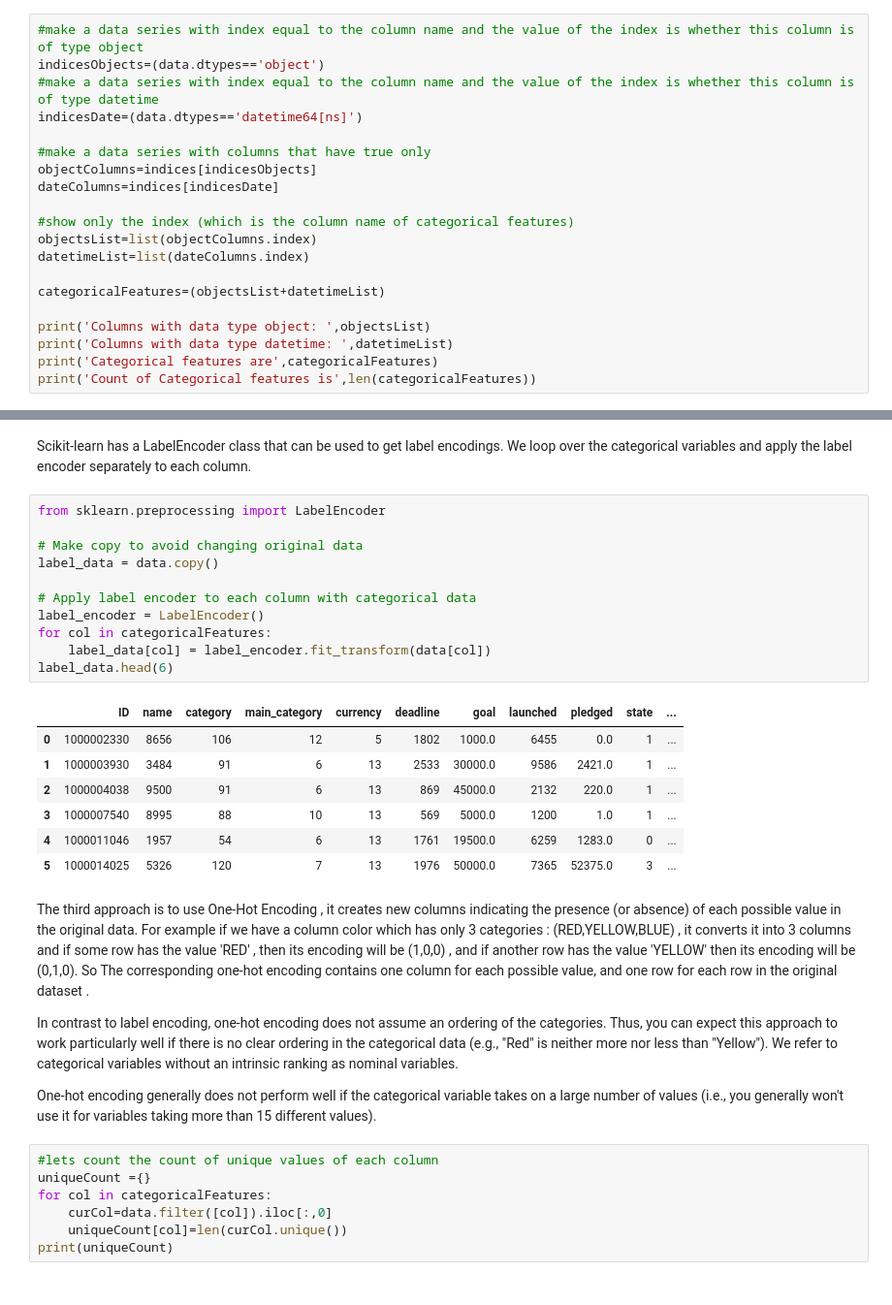
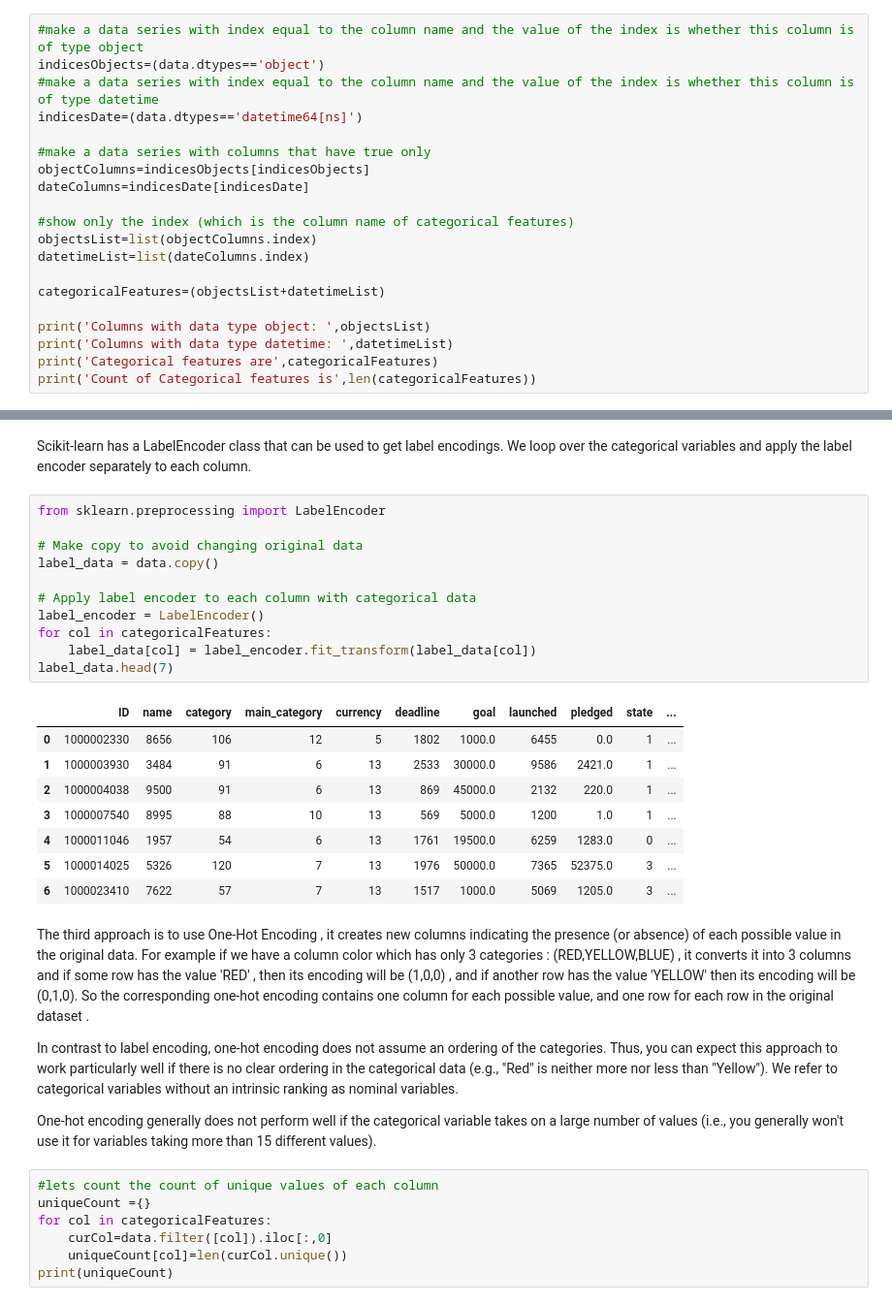
Before and after one commit to Omarsawan/Feature-construction-and-Categorical-features-tutorial, a Jupyter notebook: Feature_Construction.ipynb, the cells around one changed output, grey strips where cells are left out. Shown at 97% size. Cells and saved outputs as stored; diff of their text form.

```diff
--- a/Feature_Construction.ipynb
+++ b/Feature_Construction.ipynb
@@ -36,8 +39,8 @@ indicesObjects=(data.dtypes=='object')
 indicesDate=(data.dtypes=='datetime64[ns]')
 
 #make a data series with columns that have true only
-objectColumns=indices[indicesObjects]
-dateColumns=indices[indicesDate]
+objectColumns=indicesObjects[indicesObjects]
+dateColumns=indicesDate[indicesDate]
 
 #show only the index (which is the column name of categorical features)
 objectsList=list(objectColumns.index)
@@ -83,26 +87,27 @@ Scikit-learn has a LabelEncoder class that can be used to get label encodings. W
 # %%
 from sklearn.preprocessing import LabelEncoder
 
 # Make copy to avoid changing original data
 label_data = data.copy()
 
 # Apply label encoder to each column with categorical data
 label_encoder = LabelEncoder()
 for col in categoricalFeatures:
-    label_data[col] = label_encoder.fit_transform(data[col])
-label_data.head(6)
+    label_data[col] = label_encoder.fit_transform(label_data[col])
+label_data.head(7)
 # %% [output]
 |  | ID | name | category | main_category | currency | deadline | goal | launched | pledged | state | ... |
 | 0 | 1000002330 | 8656 | 106 | 12 | 5 | 1802 | 1000.0 | 6455 | 0.0 | 1 | ... |
 | 1 | 1000003930 | 3484 | 91 | 6 | 13 | 2533 | 30000.0 | 9586 | 2421.0 | 1 | ... |
 | 2 | 1000004038 | 9500 | 91 | 6 | 13 | 869 | 45000.0 | 2132 | 220.0 | 1 | ... |
 | 3 | 1000007540 | 8995 | 88 | 10 | 13 | 569 | 5000.0 | 1200 | 1.0 | 1 | ... |
 | 4 | 1000011046 | 1957 | 54 | 6 | 13 | 1761 | 19500.0 | 6259 | 1283.0 | 0 | ... |
 | 5 | 1000014025 | 5326 | 120 | 7 | 13 | 1976 | 50000.0 | 7365 | 52375.0 | 3 | ... |
+| 6 | 1000023410 | 7622 | 57 | 7 | 13 | 1517 | 1000.0 | 5069 | 1205.0 | 3 | ... |
 # %% [markdown]
 The third approach is to use One-Hot Encoding , it creates new columns indicating the presence (or absence) of each possible value in the original data.
 For example if we have a column color which has only 3 categories : (RED,YELLOW,BLUE) , it converts it into 3 columns and if some row has the value 'RED' , then its encoding will be (1,0,0) , and if another row has the value 'YELLOW' then its encoding will be (0,1,0).
-So  The corresponding one-hot encoding contains one column for each possible value, and one row for each row in the original dataset .
+So  the corresponding one-hot encoding contains one column for each possible value, and one row for each row in the original dataset .
 
 In contrast to label encoding, one-hot encoding does not assume an ordering of the categories. Thus, you can expect this approach to work particularly well if there is no clear ordering in the categorical data (e.g., "Red" is neither more nor less than "Yellow"). We refer to categorical variables without an intrinsic ranking as nominal variables.
 
```
Also changed, not shown: parts of 13 cells of this notebook.
